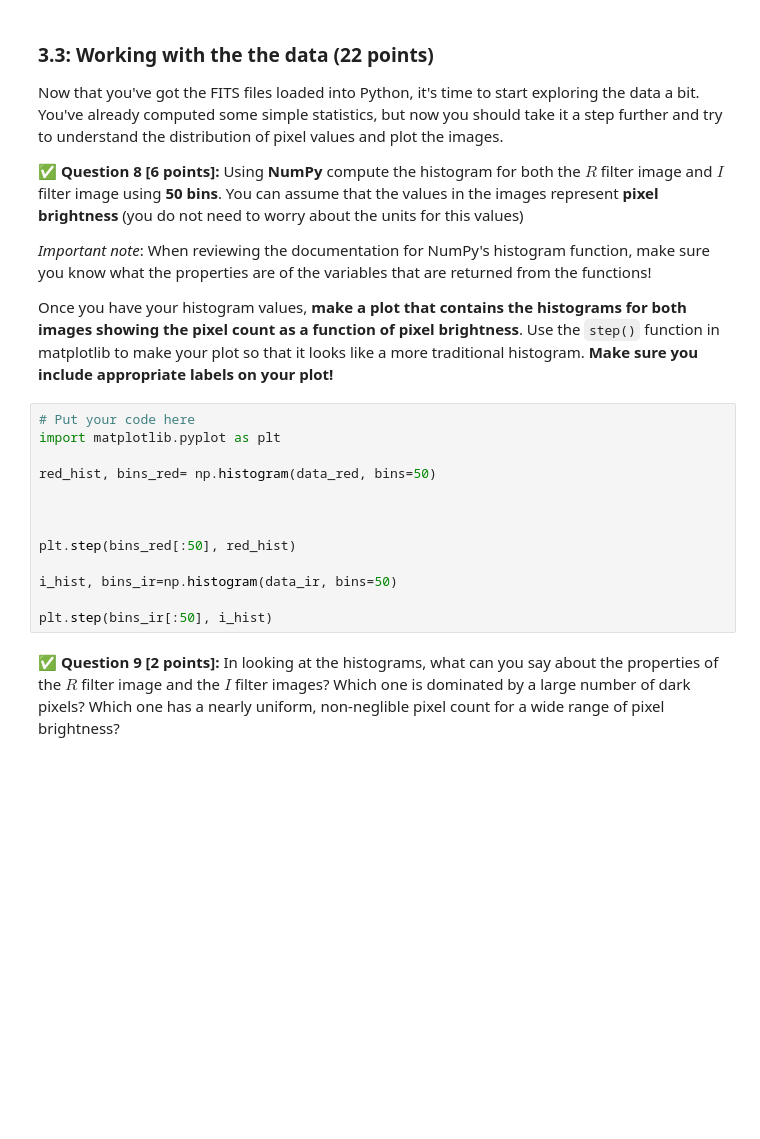
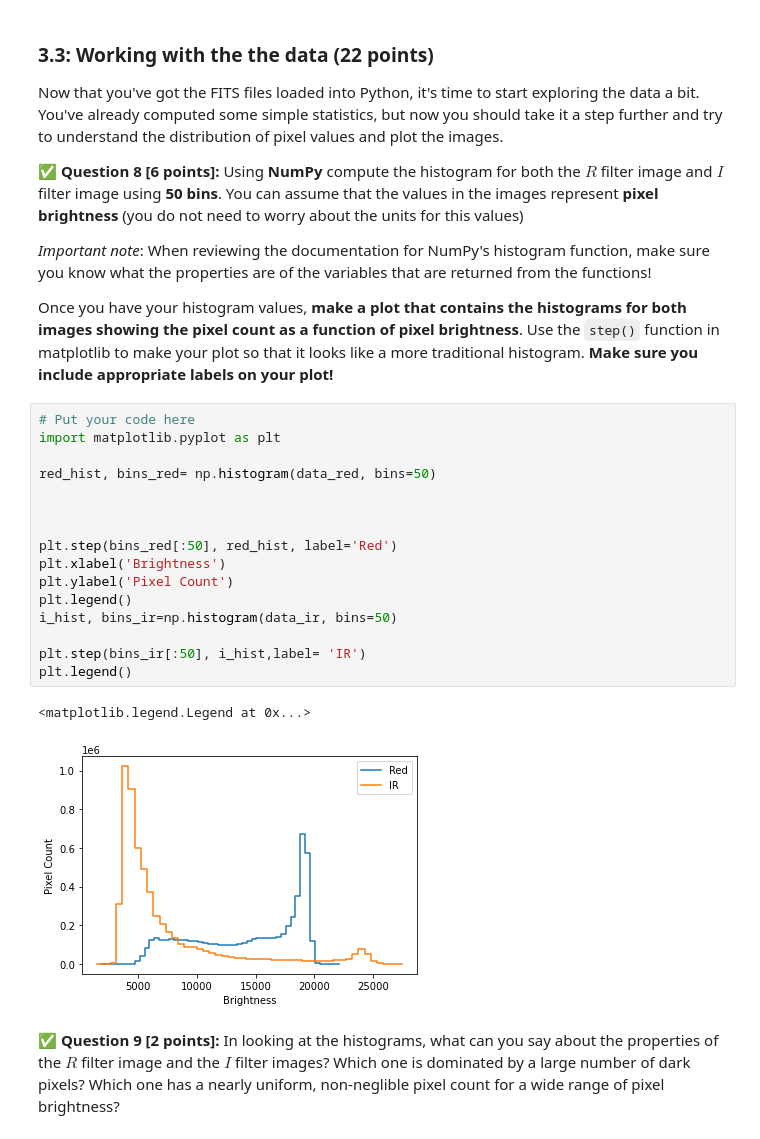
Before and after one commit to parryzac/CMSE202_Projects, a Jupyter notebook: HW-01_GitPracticeDebuggingAndPythonPackages-STUDENT (1).ipynb, the cells around one changed output. Drawn from its saved outputs; the diff is of its cells as text; blank space fills up the shorter version.

```diff
--- a/HW-01_GitPracticeDebuggingAndPythonPackages-STUDENT (1).ipynb
+++ b/HW-01_GitPracticeDebuggingAndPythonPackages-STUDENT (1).ipynb
@@ -222,16 +261,22 @@ Once you have your histogram values, **make a plot that contains the histograms
 # %%
 # Put your code here
 import matplotlib.pyplot as plt
 
 red_hist, bins_red= np.histogram(data_red, bins=50)
 
 
 
-plt.step(bins_red[:50], red_hist)
-
+plt.step(bins_red[:50], red_hist, label='Red')
+plt.xlabel('Brightness')
+plt.ylabel('Pixel Count')
+plt.legend()
 i_hist, bins_ir=np.histogram(data_ir, bins=50)
 
-plt.step(bins_ir[:50], i_hist)
+plt.step(bins_ir[:50], i_hist,label= 'IR')
+plt.legend()
+# %% [output]
+<matplotlib.legend.Legend at 0x...>
+[figure, added]
 # %% [markdown]
 **&#9989; Question 9 [2 points]:** In looking at the histograms, what can you say about the properties of the $R$ filter image and the $I$ filter images? Which one is dominated by a large number of dark pixels? Which one has a nearly uniform, non-neglible pixel count for a wide range of pixel brightness?
 # %% [markdown]
```
Also changed, not shown: parts of 19 cells of this notebook.
